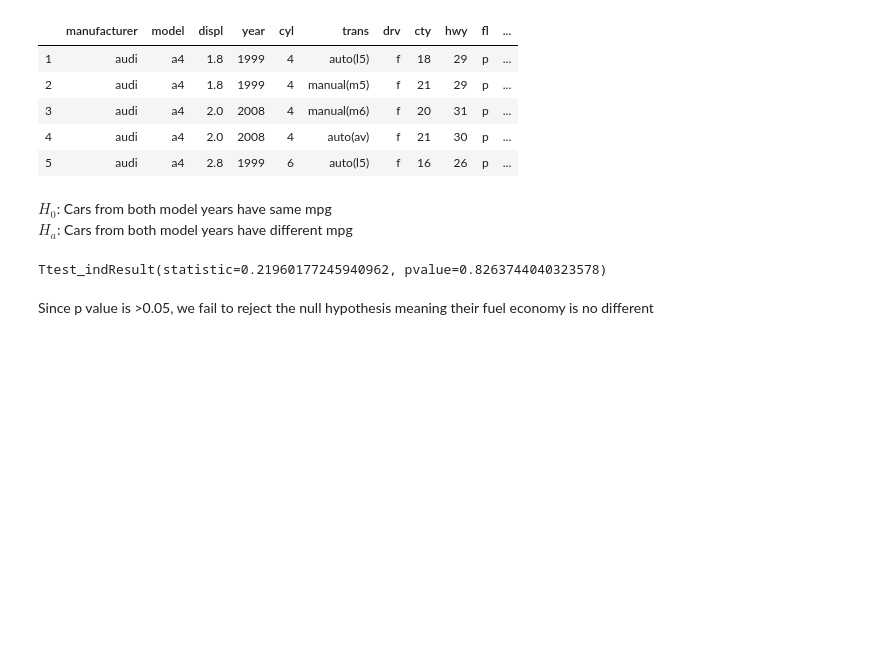
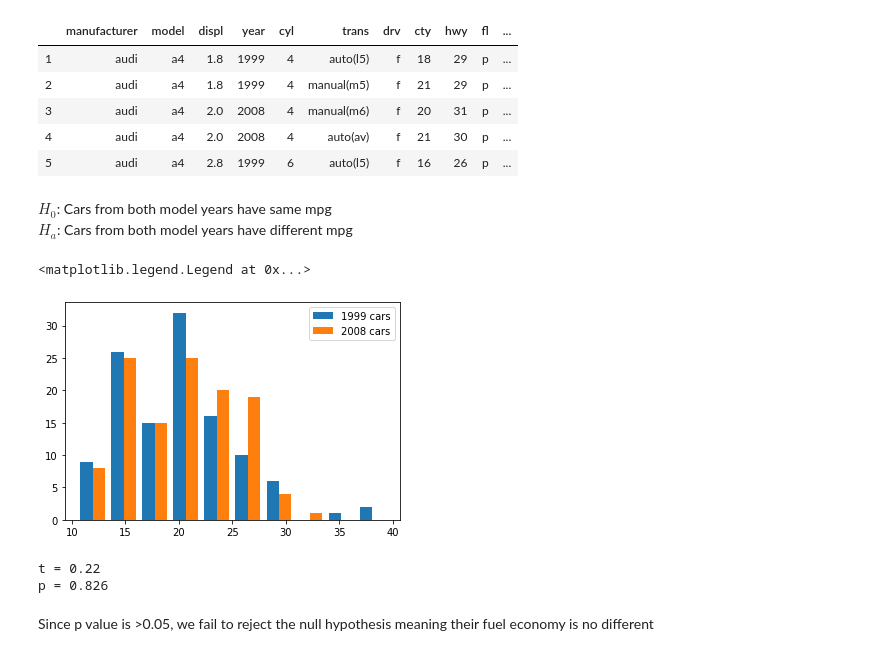
Before and after one commit to ravinder79/statistics-exercises, a Jupyter notebook: hypothesis_testing.ipynb, the cells around one changed output. Drawn from its saved outputs; the diff is of its cells as text; code cells hidden in the pictures; blank space fills up the shorter version.

```diff
--- a/hypothesis_testing.ipynb
+++ b/hypothesis_testing.ipynb
@@ -162,10 +163,20 @@ $H_a$: Cars from both model years have different mpg
 # %%
 fe_2008 = mpg[mpg.year == 2008].average_mpg
 fe_1999 = mpg[mpg.year == 1999].average_mpg
-# %%
-stats.ttest_ind(fe_1999, fe_2008)
-# %% [output]
-Ttest_indResult(statistic=0.21960177245940962, pvalue=0.8263744040323578)
+# %%
+plt.hist([fe_1999, fe_2008], label=["1999 cars", "2008 cars"])
+plt.legend(loc="upper right")
+# %% [output]
+<matplotlib.legend.Legend at 0x...>
+[figure, added]
+# %%
+t_stat, p = stats.ttest_ind(fe_1999, fe_2008)
+
+print(f't = {t_stat:.3}')
+print(f'p = {p:.3}')
+# %% [output]
+t = 0.22
+p = 0.826
 # %% [markdown]
 Since p value is >0.05, we fail to reject the null hypothesis meaning their fuel economy is no different
 # %% [markdown]
```
Also changed, not shown: parts of 18 cells of this notebook.
